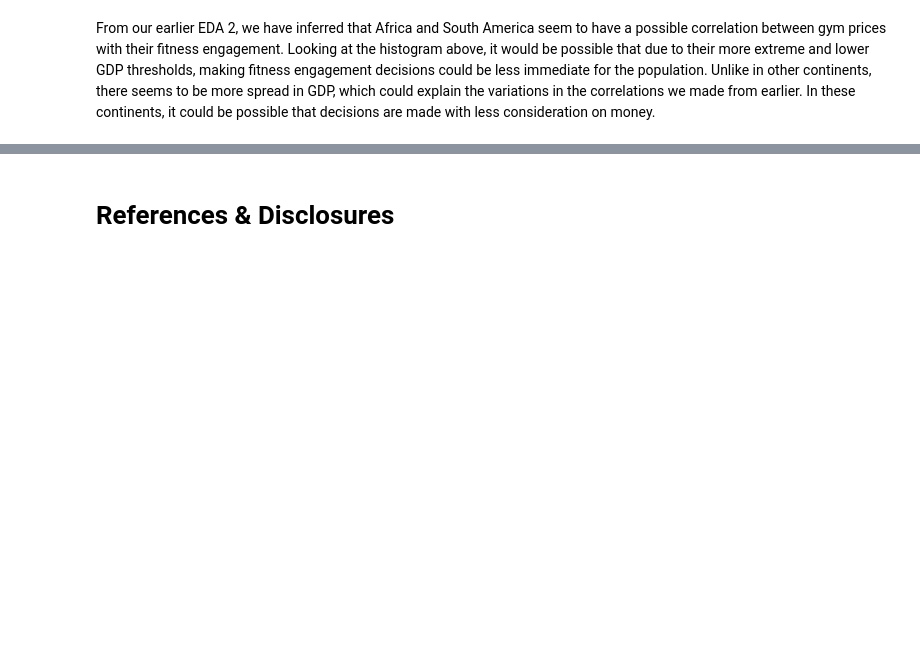
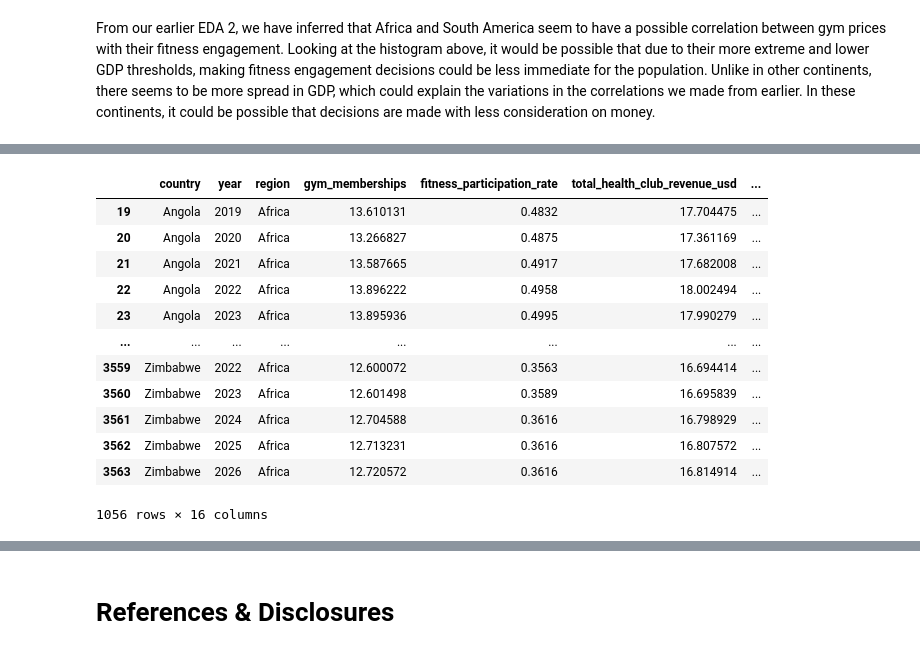
Before and after one commit to YUANQTIE/CSMODEL-MCO2, a Jupyter notebook: AF_CSMODEL.ipynb, the cells around one changed output, grey strips where cells are left out. Cells and saved outputs as stored; diff of their text form; code cells hidden in the pictures; blank space fills up the shorter version.

```diff
--- a/AF_CSMODEL.ipynb
+++ b/AF_CSMODEL.ipynb
@@ -645,0 +681,23 @@ From our earlier EDA 2, we have inferred that Africa and South America seem to h
+# %%
+# apply log transformation for threshold > +1 and < -1
+skewed_cols = ['gym_memberships','total_health_club_revenue_usd','number_of_gyms',
+               'gdp_per_capita_usd','population_total','average_membership_cost_usd']
+
+for col in skewed_cols:
+    df[col] = np.log1p(df[col])
+
+df
+# %% [output]
+|  | country | year | region | gym_memberships | fitness_participation_rate | total_health_club_revenue_usd | ... |
+| 19 | Angola | 2019 | Africa | 13.610131 | 0.4832 | 17.704475 | ... |
+| 20 | Angola | 2020 | Africa | 13.266827 | 0.4875 | 17.361169 | ... |
+| 21 | Angola | 2021 | Africa | 13.587665 | 0.4917 | 17.682008 | ... |
+| 22 | Angola | 2022 | Africa | 13.896222 | 0.4958 | 18.002494 | ... |
+| 23 | Angola | 2023 | Africa | 13.895936 | 0.4995 | 17.990279 | ... |
+| ... | ... | ... | ... | ... | ... | ... | ... |
+| 3559 | Zimbabwe | 2022 | Africa | 12.600072 | 0.3563 | 16.694414 | ... |
+| 3560 | Zimbabwe | 2023 | Africa | 12.601498 | 0.3589 | 16.695839 | ... |
+| 3561 | Zimbabwe | 2024 | Africa | 12.704588 | 0.3616 | 16.798929 | ... |
+| 3562 | Zimbabwe | 2025 | Africa | 12.713231 | 0.3616 | 16.807572 | ... |
+| 3563 | Zimbabwe | 2026 | Africa | 12.720572 | 0.3616 | 16.814914 | ... |
+1056 rows × 16 columns
```
Also changed, not shown: parts of 16 cells of this notebook, 1 other file.
